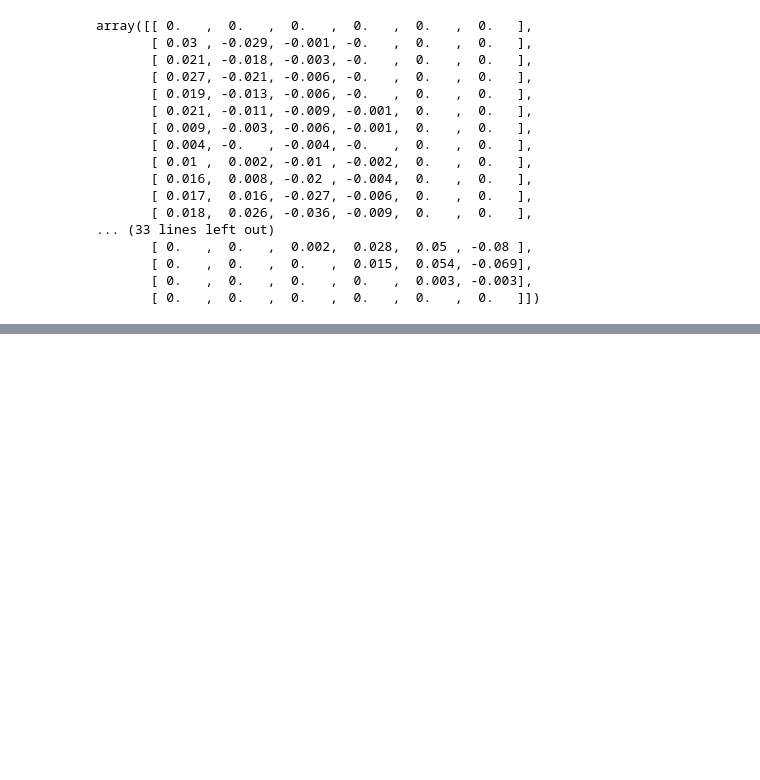
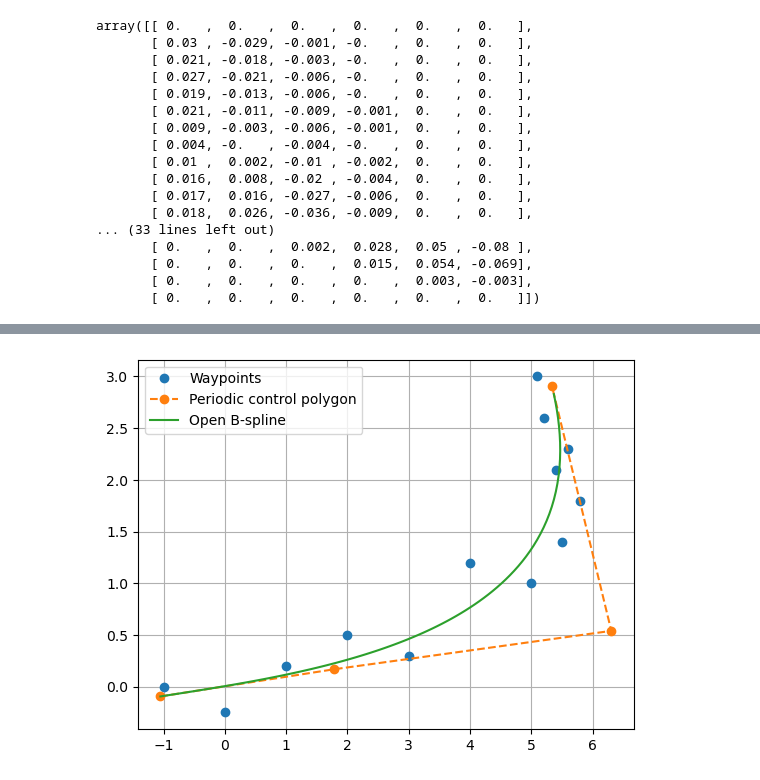
Before and after one commit to civcode/ftdi232h-i2c-jupyter-notebooks, a Jupyter notebook: B-splines-01.ipynb, the cells around one changed output, grey strips where cells are left out. Cells and saved outputs as stored; diff of their text form; code cells hidden in the pictures; blank space fills up the shorter version.

```diff
--- a/B-splines-01.ipynb
+++ b/B-splines-01.ipynb
@@ -1402,0 +3077,2 @@ bb
+# %%
+Q = Q*5
@@ -1402,0 +3822,14 @@ bb
+# %%
+t_samples, s_samples, L = build_arclength_lut(P, U, k, N=200, quad_m=8)
+# %%
+def s_of_t(t, t_samples, s_samples):
+    return np.interp(t, t_samples, s_samples)
+
+def t_of_s(s, t_samples, s_samples):
+    # clamp to range
+    s_clamped = np.clip(s, s_samples[0], s_samples[-1])
+    return np.interp(s_clamped, s_samples, t_samples)
+
+def t_of_s_normalized(s_hat, t_samples, s_samples, L):
+    s = np.clip(s_hat, 0.0, 1.0) * L
+    return t_of_s(s, t_samples, s_samples)
@@ -1402,0 +3840,75 @@ bb
+# %%
+# ---------------------------------------------------
+# Step 7: Evaluate spline densely (endpoint=False keeps it periodic)
+# ---------------------------------------------------
+S = np.linspace(0.0, 1.0, 100, endpoint=False)
+T = [t_of_s_normalized(s, t_samples, s_samples, L) for s in S]
+
+curve = np.zeros((len(T), Q.shape[1]))
+vel   = np.zeros_like(curve)
+acc   = np.zeros_like(curve)
+
+for ti, tt in enumerate(T):
+    #print(ti)
+    curve[ti] = eval_C(P, U, k, tt)
+    vel[ti]   = eval_dC_dt(P, U, k, tt)
+    acc[ti]   = eval_d2C_dt2(P, U, k, tt)
+
+# In C0 and clamped knot vector the curve stops a the last control point
+# vel and acc compute to zero!
+#
+#curve[-1] = P[-1]
+
+plt.figure()
+plt.plot(Q[:, 0], Q[:, 1], 'o', label="Waypoints")
+plt.plot(P[:, 0],       P[:, 1], '--o', label="Periodic control polygon")
+plt.plot(curve[:, 0], curve[:, 1], label="Open B-spline")
+#plt.axis('equal')
+plt.grid(True)
+plt.legend()
+
+plt.figure()
+plt.plot(T, vel[:, 0], label="vx")
+plt.plot(T, vel[:, 1], label="vy")
+plt.plot(T, np.linalg.norm(vel, axis=1), label="||v||")
+plt.grid(True)
+plt.legend()
+plt.title("Velocity components vs parameter")
+plt.show()
+
+plt.figure()
+plt.plot(T, acc[:, 0], label="ax")
+plt.plot(T, acc[:, 1], label="ay")
+plt.plot(T, np.linalg.norm(acc, axis=1), label="||a||")
+plt.grid(True)
+plt.legend()
+plt.title("Acceleration components vs parameter")
+plt.show()
+
+plt.figure()
+#plt.plot(Q[:, 0], Q[:, 1], 'o', label="Waypoints")
+#plt.plot(P[:, 0], P[:, 1], '--o', label="Periodic control polygon")
+plt.plot(vel[:, 0], vel[:, 1], label="Vel")
+plt.plot(vel[0, 0], vel[0, 1], 'o', label="Start")
+plt.axis('equal')
+plt.title("B-spline Velocity")
+plt.xlabel("x")
+plt.ylabel("y")
+plt.grid(True)
+plt.legend()
+plt.show()
+
+plt.figure()
+#plt.plot(Q[:, 0], Q[:, 1], 'o', label="Waypoints")
+#plt.plot(P[:, 0], P[:, 1], '--o', label="Periodic control polygon")
+plt.plot(acc[:, 0], acc[:, 1], label="Acc")
+plt.plot(acc[0, 0], acc[0, 1], 'o', label="Start")
+plt.axis('equal')
+plt.title("B-spline Acceleration")
+plt.xlabel("x")
+plt.ylabel("y")
+plt.grid(True)
+plt.legend()
+plt.show()
+# %% [output]
+[figure, added]
```
Also changed, not shown: parts of 89 cells of this notebook, 2 other files.
